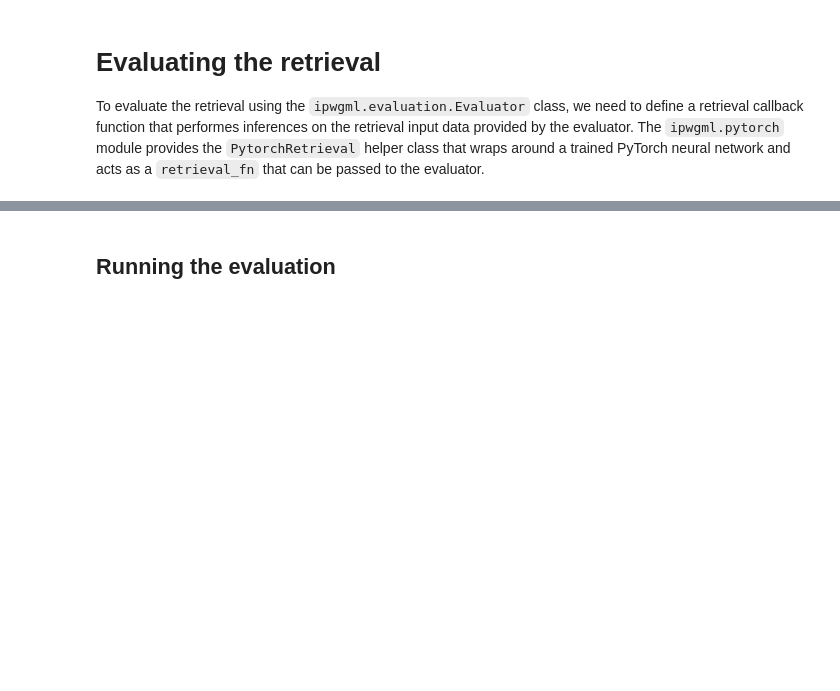
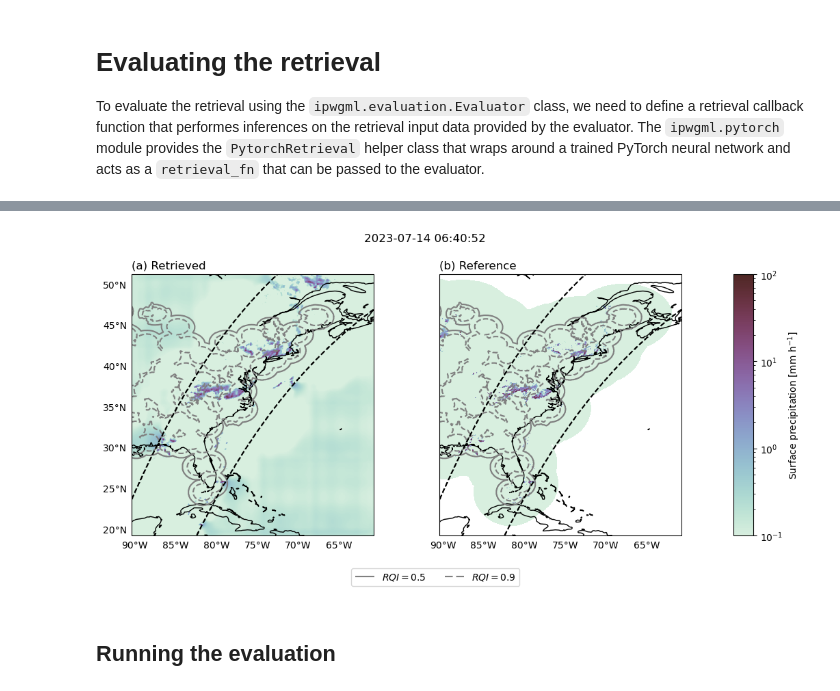
Before and after one commit to simonpf/ipwgml, a Jupyter notebook: docs/notebooks/pytorch/convolutional_neural_network.ipynb, the cells around one changed output, grey strips where cells are left out. Saved outputs shown, nothing was run; the diff lists cells and outputs as text; code cells hidden in the pictures; blank space fills up the shorter version.

```diff
--- a/docs/notebooks/pytorch/convolutional_neural_network.ipynb
+++ b/docs/notebooks/pytorch/convolutional_neural_network.ipynb
@@ -41,7 +41,7 @@ training_loader = DataLoader(
     training_data,
     shuffle=True,
     batch_size=batch_size,
-    num_workers=32,
+    num_workers=16,
     worker_init_fn=training_data.worker_init_fn,
     pin_memory=True
 )
@@ -381,5 +375,5 @@ class IPWGUNet(L.LightningModule):
 from ipwgml.input import calculate_input_features
 
 input_features = calculate_input_features(inputs)
-ipwg_unet = IPWGUNet(input_features=input_features, internal_features=[32, 64, 128, 256, 512], n_epochs=20)
+unet = IPWGUNet(input_features=input_features, internal_features=[32, 64, 128, 256, 512], n_epochs=20)
 # %%
@@ -417,10 +411,10 @@ To evaluate the retrieval using the ``ipwgml.evaluation.Evaluator`` class, we ne
 # %%
 from ipwgml.pytorch import PytorchRetrieval
 unet_retrieval = PytorchRetrieval(
-    ipwg_unet,
+    unet,
     retrieval_input=inputs,
     stack=True,
-    device=torch.device("cuda"),
+    device=torch.device("cpu"),
     dtype=torch.float32
 )
 # %%
@@ -443,3 +434,14 @@ evaluator = Evaluator(
+# %%
+fig = evaluator.plot_retrieval_results(
+    86,
+    unet_retrieval,
+    input_data_format="spatial",
+    tile_size=256,
+    batch_size=16,
+    swath_boundaries=True
+)
+# %% [output]
+[figure, added]
 # %% [markdown]
 ## Running the evaluation
 # %%
```
Also changed, not shown: parts of 15 cells of this notebook, 2 other files.
